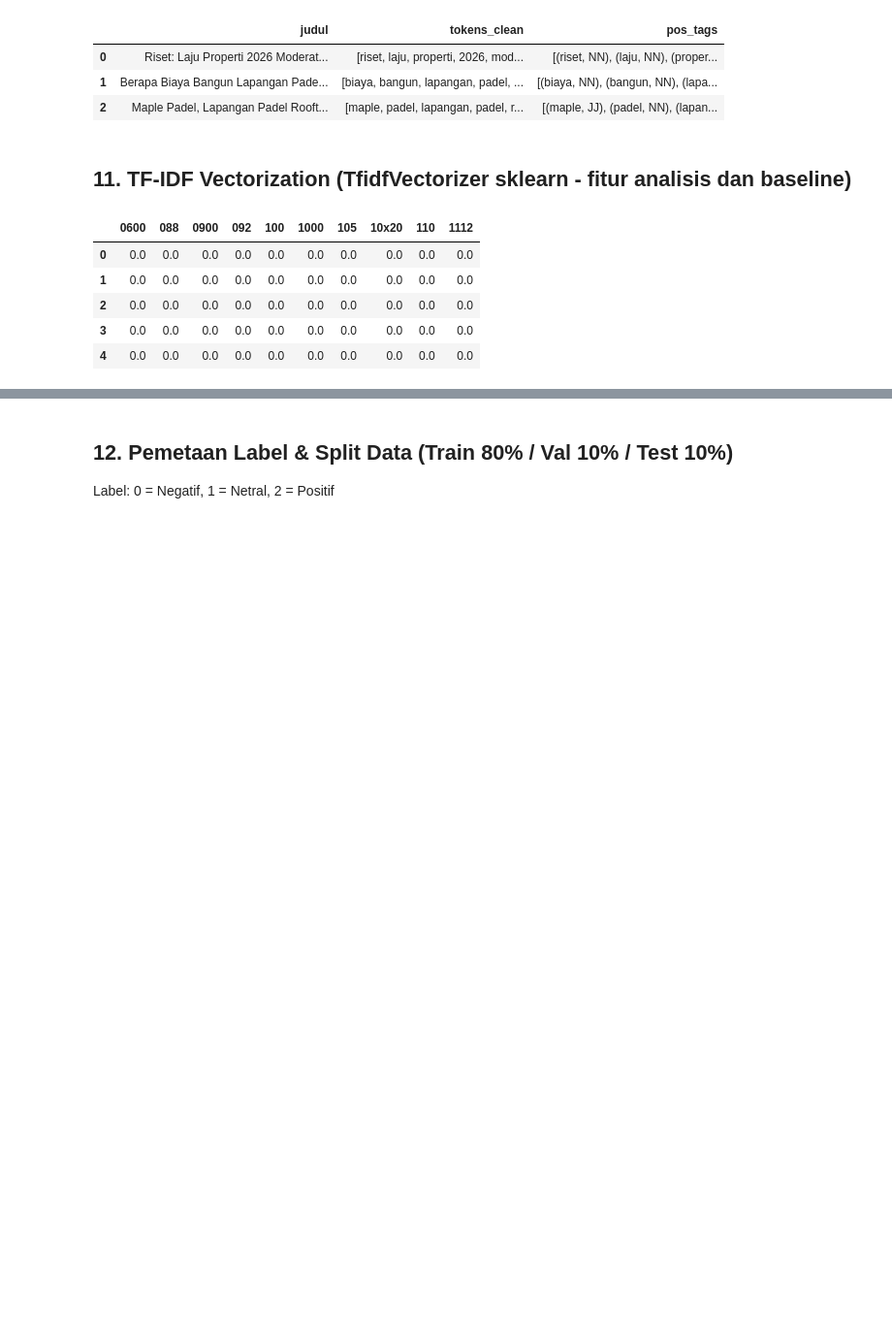
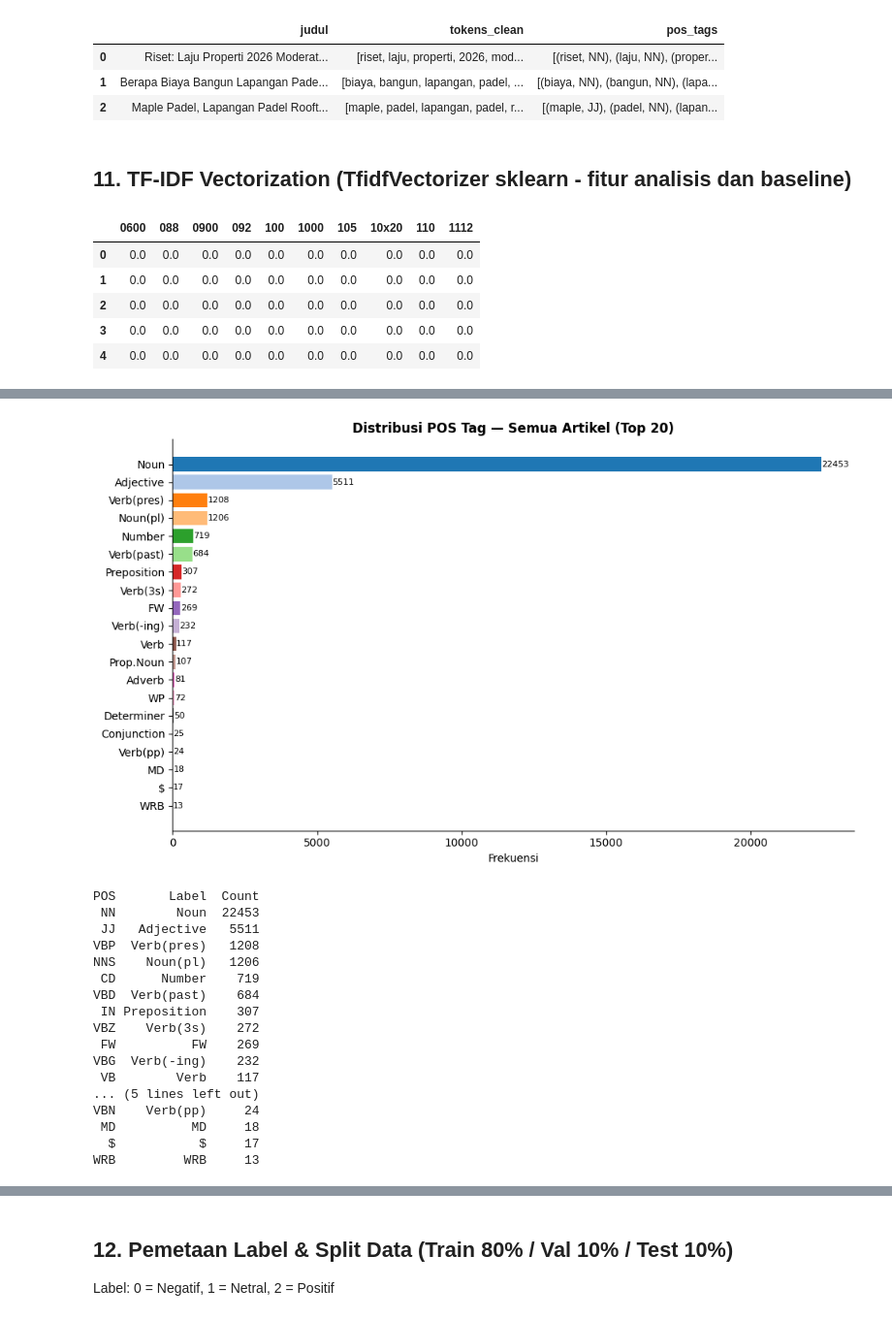
Before and after one commit to Danielbarz/analisis-sentimen-padel, a Jupyter notebook: UTS_Pre-Processing.ipynb, the cells around one changed output, grey strips where cells are left out. Shown at 97% size. Saved outputs shown, nothing was run; the diff lists cells and outputs as text; code cells hidden in the pictures; blank space fills up the shorter version.

```diff
--- a/UTS_Pre-Processing.ipynb
+++ b/UTS_Pre-Processing.ipynb
@@ -292,0 +396,52 @@ pd.DataFrame(top_words)
+# %%
+from collections import Counter
+
+all_pos = []
+for tag_list in df['pos_tags'].dropna():
+    all_pos.extend([tag for _, tag in tag_list])
+
+POS_LABELS = {
+    'NN':'Noun','NNS':'Noun(pl)','NNP':'Prop.Noun','NNPS':'Prop.Noun(pl)',
+    'VB':'Verb','VBD':'Verb(past)','VBG':'Verb(-ing)','VBN':'Verb(pp)','VBP':'Verb(pres)','VBZ':'Verb(3s)',
+    'JJ':'Adjective','JJR':'Adj(comp)','JJS':'Adj(sup)',
+    'RB':'Adverb','IN':'Preposition','CC':'Conjunction',
+    'PRP':'Pronoun','CD':'Number','DT':'Determiner'
+}
+
+pos_counts = Counter(all_pos)
+pos_df = pd.DataFrame([
+    {'POS': tag, 'Label': POS_LABELS.get(tag, tag), 'Count': count}
+    for tag, count in pos_counts.most_common(20)
+])
+
+fig, ax = plt.subplots(figsize=(10, 6))
+colors_pos = plt.cm.tab20.colors[:len(pos_df)]
+ax.barh(pos_df['Label'][::-1], pos_df['Count'][::-1], color=colors_pos[::-1])
+for i, (_, row) in enumerate(pos_df[::-1].iterrows()):
+    ax.text(row['Count'] + 5, i, str(int(row['Count'])), va='center', fontsize=8)
+ax.set_title('Distribusi POS Tag — Semua Artikel (Top 20)', fontweight='bold')
+ax.set_xlabel('Frekuensi')
+ax.spines[['top','right']].set_visible(False)
+plt.tight_layout()
+plt.savefig('pos_analysis.png', dpi=150)
+plt.show()
+print(pos_df.to_string(index=False))
+# %% [output]
+[figure, added]
+POS       Label  Count
+ NN        Noun  22453
+ JJ   Adjective   5511
+VBP  Verb(pres)   1208
+NNS    Noun(pl)   1206
+ CD      Number    719
+VBD  Verb(past)    684
+ IN Preposition    307
+VBZ    Verb(3s)    272
+ FW          FW    269
+VBG  Verb(-ing)    232
+ VB        Verb    117
+... (5 lines left out)
+VBN    Verb(pp)     24
+ MD          MD     18
+  $           $     17
+WRB         WRB     13
```
Also changed, not shown: parts of 12 cells of this notebook.
